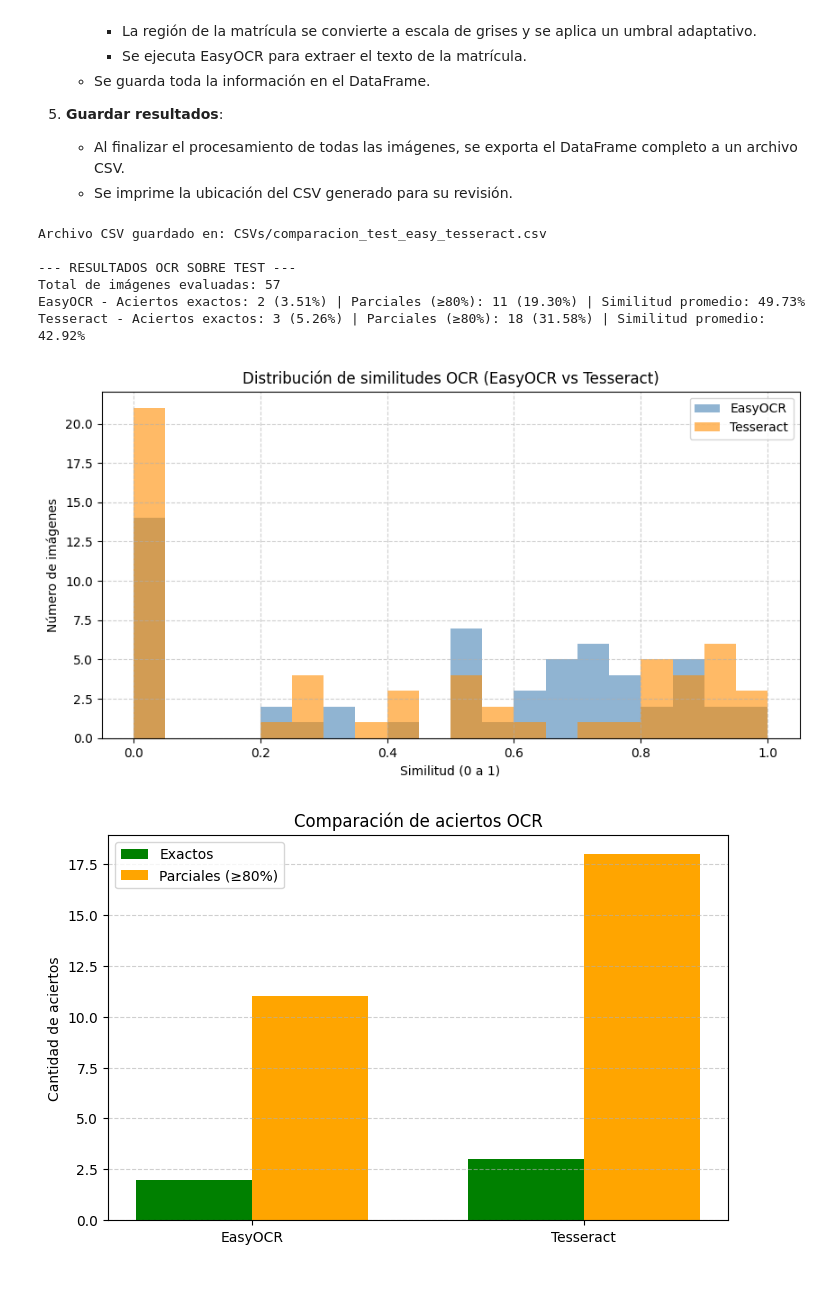
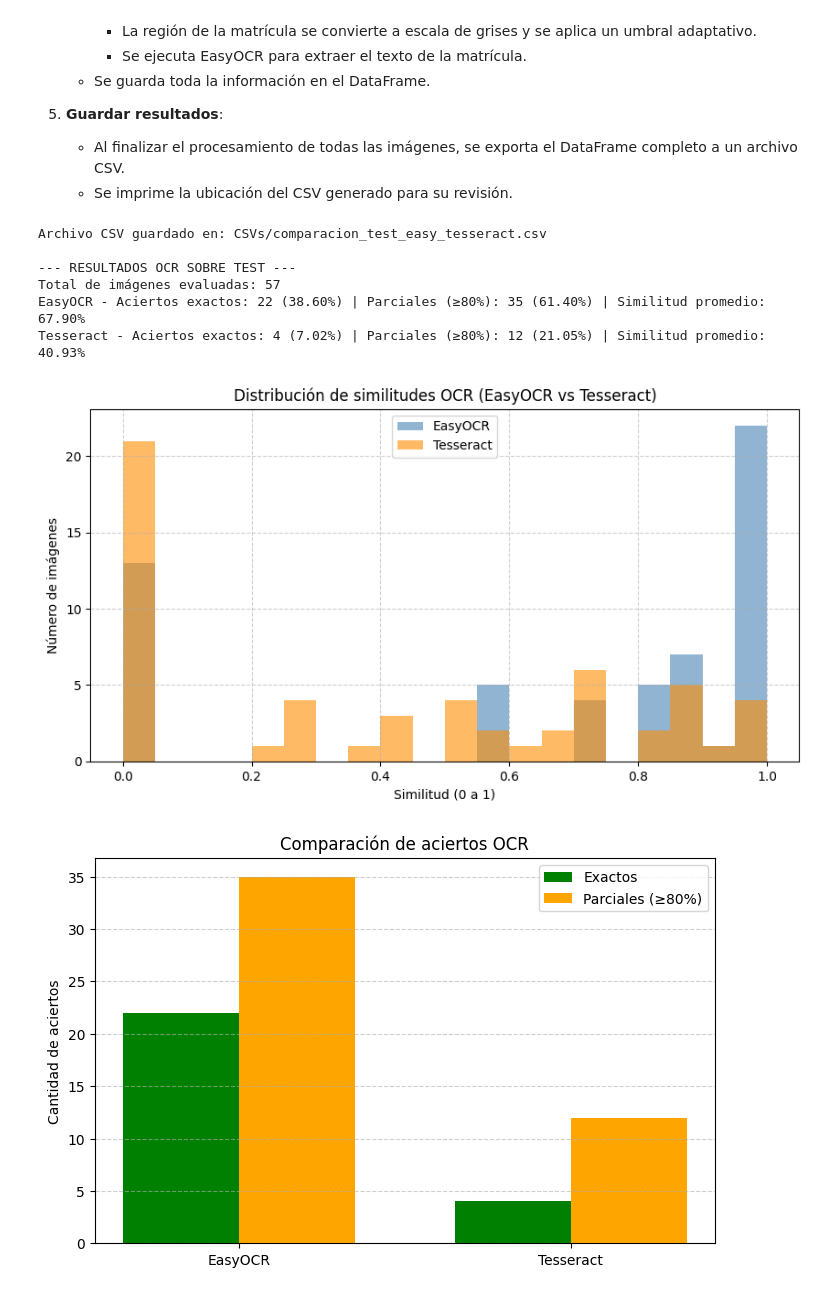
Before and after one commit to Carlosqchao/VC_P4, a Jupyter notebook: VC_P4.ipynb, the cells around one changed output. Cells and saved outputs as stored; diff of their text form; code cells hidden in the pictures.

Commit message:
No aguanto mas el tesseract

```diff
--- a/VC_P4.ipynb
+++ b/VC_P4.ipynb
@@ -144,7 +144,7 @@ while True:
         roi_bin = cv2.dilate(roi_bin, kernel, iterations=1)
 
         # === OCR EasyOCR ===
-        ocr_easy = reader.readtext(roi_bin)
+        ocr_easy = reader.readtext(roi)
         texto_easy = "".join([r[1] for r in ocr_easy])
 
         # === OCR Tesseract ===
@@ -273,6 +273,7 @@ import pytesseract
 import easyocr
 import matplotlib.pyplot as plt
 from ultralytics import YOLO
+import re
 
 # === CONFIGURACIÓN ===
 model_path = "matriculas_train/weights/best.pt"
@@ -290,6 +291,15 @@ pytesseract.pytesseract.tesseract_cmd = r"C:\Program Files\Tesseract-OCR\tessera
 def similarity(a, b):
     return SequenceMatcher(None, str(a).strip(), str(b).strip()).ratio()
 
+
+def reordenar_matricula(texto):
+    """Corrige orden si las letras están antes de los números."""
+    numeros = ''.join(re.findall(r'\d', texto))
+    letras = ''.join(re.findall(r'[A-Z]', texto))
+    if len(numeros) >= 4 and len(letras) >= 3:
+        return numeros[:4] + letras[-3:]
+    return texto
+
 # === RESULTADOS ===
 resultados = []
 
@@ -302,7 +312,7 @@ for filename in os.listdir(img_dir):
     img_path = os.path.join(img_dir, filename)
     frame = cv2.imread(img_path)
     if frame is None:
-        print(f"❌ No se pudo leer {filename}")
+        print(f"No se pudo leer {filename}")
         continue
 
     # Detección de matrícula
@@ -330,13 +340,15 @@ for filename in os.listdir(img_dir):
         )
 
         # OCR EasyOCR
-        ocr_easy = reader.readtext(roi_gray)
+        ocr_easy = reader.readtext(roi)
         texto_easy = "".join([r[1] for r in ocr_easy]).replace(" ", "").upper()
+        texto_easy = reordenar_matricula(texto_easy)
 
         # OCR Tesseract
         config = "--psm 8 -c tessedit_char_whitelist=ABCDEFGHIJKLMNOPQRSTUVWXYZ0123456789"
         texto_tess = pytesseract.image_to_string(roi_gray, config=config)
         texto_tess = texto_tess.strip().replace(" ", "").upper()
+        texto_tess = reordenar_matricula(texto_tess)
 
     # Comparar con el nombre del archivo
     gt = name.upper()
@@ -383,34 +395,34 @@ plt.show()
 plt.figure(figsize=(8, 5))
 labels = ["EasyOCR", "Tesseract"]
 exact_vals = [exact_easy, exact_tess]
 partial_vals = [partial_easy, partial_tess]
 bar_width = 0.35
 x = np.arange(len(labels))
 
 plt.bar(x - bar_width/2, exact_vals, width=bar_width, label="Exactos", color="green")
 plt.bar(x + bar_width/2, partial_vals, width=bar_width, label="Parciales (≥80%)", color="orange")
 plt.xticks(x, labels)
 plt.ylabel("Cantidad de aciertos")
 plt.title("Comparación de aciertos OCR")
 plt.legend()
 plt.grid(axis="y", linestyle="--", alpha=0.6)
 plt.show()
 
 # Gráfico de promedio de similitud
 plt.figure(figsize=(6, 5))
 sim_means = [df["similitud_easy"].mean()*100, df["similitud_tess"].mean()*100]
 plt.bar(labels, sim_means, color=["steelblue", "darkorange"])
 plt.ylabel("Similitud promedio (%)")
 plt.title("Similitud promedio OCR")
 plt.ylim(0, 100)
 plt.grid(axis='y', linestyle='--', alpha=0.6)
 plt.show()
 # %% [output]
 Archivo CSV guardado en: CSVs/comparacion_test_easy_tesseract.csv
 
 --- RESULTADOS OCR SOBRE TEST ---
 Total de imágenes evaluadas: 57
-EasyOCR - Aciertos exactos: 2 (3.51%) | Parciales (≥80%): 11 (19.30%) | Similitud promedio: 49.73%
-Tesseract - Aciertos exactos: 3 (5.26%) | Parciales (≥80%): 18 (31.58%) | Similitud promedio: 42.92%
+EasyOCR - Aciertos exactos: 22 (38.60%) | Parciales (≥80%): 35 (61.40%) | Similitud promedio: 67.90%
+Tesseract - Aciertos exactos: 4 (7.02%) | Parciales (≥80%): 12 (21.05%) | Similitud promedio: 40.93%
-[figure, old version]
+[figure, new version]
-[figure, old version]
+[figure, new version]
```
Also changed, not shown: parts of 2 cells of this notebook, 1 other file.
